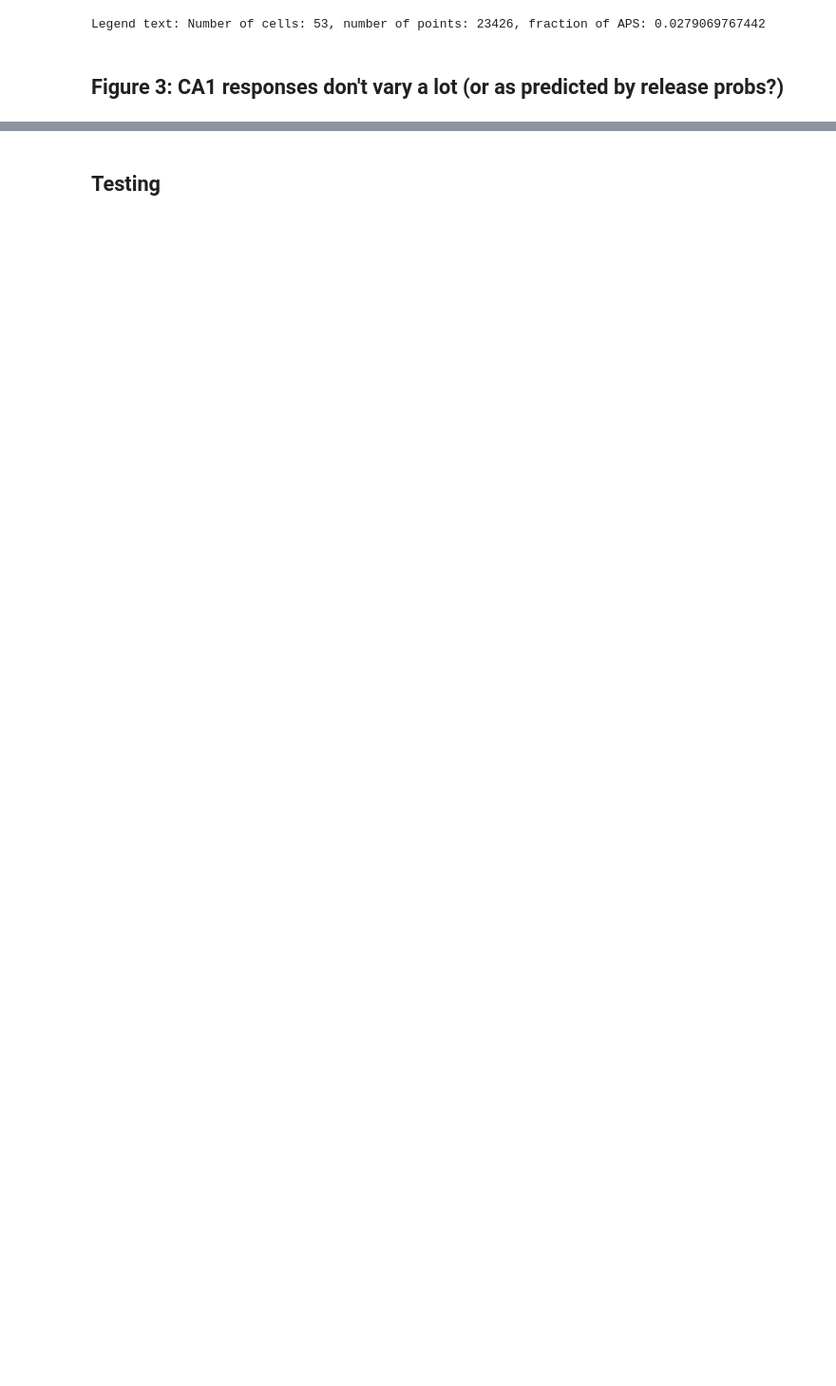
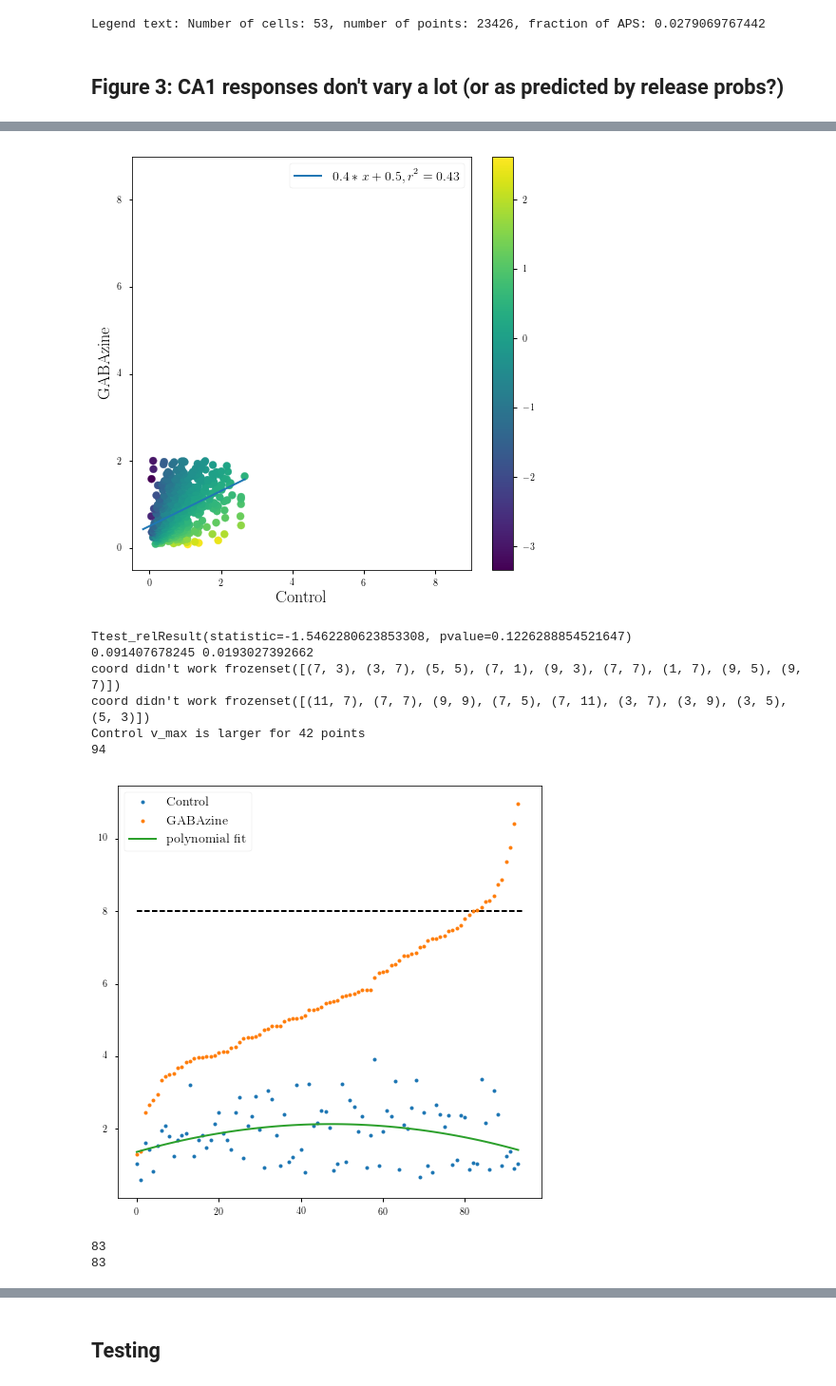
Before and after one commit to sahilm89/linearity, a Jupyter notebook: plots/Paper_Figures.ipynb, the cells around one changed output, grey strips where cells are left out. Shown at 95% size. Drawn from its saved outputs; the diff is of its cells as text; code cells hidden in the pictures; blank space fills up the shorter version.

```diff
--- a/plots/Paper_Figures.ipynb
+++ b/plots/Paper_Figures.ipynb
@@ -387,0 +358,4 @@ Ttest_relResult(statistic=-1.5462280623853308, pvalue=0.1226288854521647)
+# %%
+figure6(square=1,cutoff=2)
+figure6(square=9, cutoff=8)
+# %% [output]
@@ -387,0 +375,10 @@ Ttest_relResult(statistic=-1.5462280623853308, pvalue=0.1226288854521647)
+[figure, added]
+Ttest_relResult(statistic=-1.5462280623853308, pvalue=0.1226288854521647)
+0.091407678245 0.0193027392662
+coord didn't work frozenset([(7, 3), (3, 7), (5, 5), (7, 1), (9, 3), (7, 7), (1, 7), (9, 5), (9, 7)])
+coord didn't work frozenset([(11, 7), (7, 7), (9, 9), (7, 5), (7, 11), (3, 7), (3, 9), (3, 5), (5, 3)])
+Control v_max is larger for 42 points
+94
+[figure, added]
+83
+83
```
Also changed, not shown: parts of 11 cells of this notebook, 6 other files.
